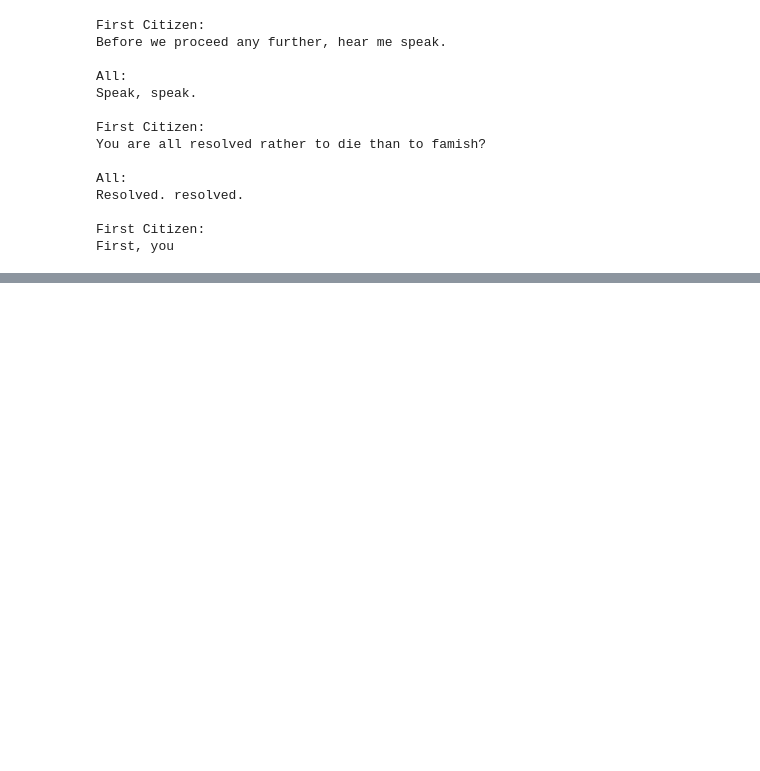
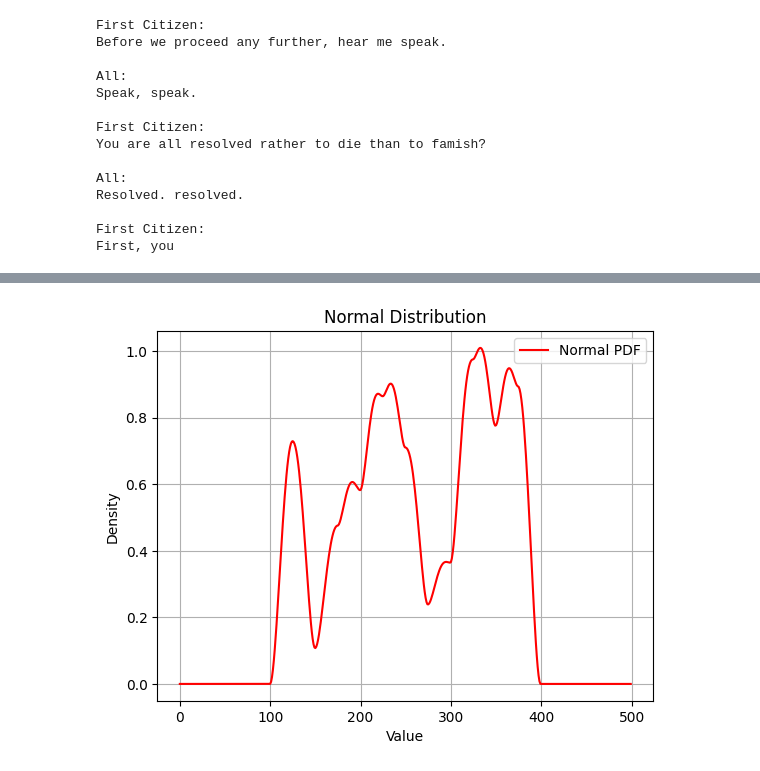
Before and after one commit to LucaM185/GPTs-from-scratch, a Jupyter notebook: 9 - KAN.ipynb, the cells around one changed output, grey strips where cells are left out. Cells and saved outputs as stored; diff of their text form; code cells hidden in the pictures; blank space fills up the shorter version.

```diff
--- a/9 - KAN.ipynb
+++ b/9 - KAN.ipynb
@@ -79,0 +112,24 @@ for epoch in range(epochs):
+# %%
+# Fast spline
+
+def distrib(x, shift=0):
+    value = x - shift
+    value[value < -1] = -1
+    value[value > 1] = 1
+    return (value**4 - 2*value**2 + 1)
+
+pdf = torch.zeros(500)
+weights = torch.rand(11)
+for n, i in enumerate(range(-5, 6, 1)):
+    # if i == 5 or i == 4 or i == 2 or i == 8: continue
+    pdf += distrib(torch.linspace(-10, 10, 500), i) * weights[n]
+plt.plot(pdf.numpy(), 'r-', label='Normal PDF')
+
+plt.xlabel('Value')
+plt.ylabel('Density')
+plt.title('Normal Distribution')
+plt.legend()
+plt.grid(True)
+plt.show()
+# %% [output]
+[figure, added]
```
Also changed, not shown: parts of 13 cells of this notebook.
